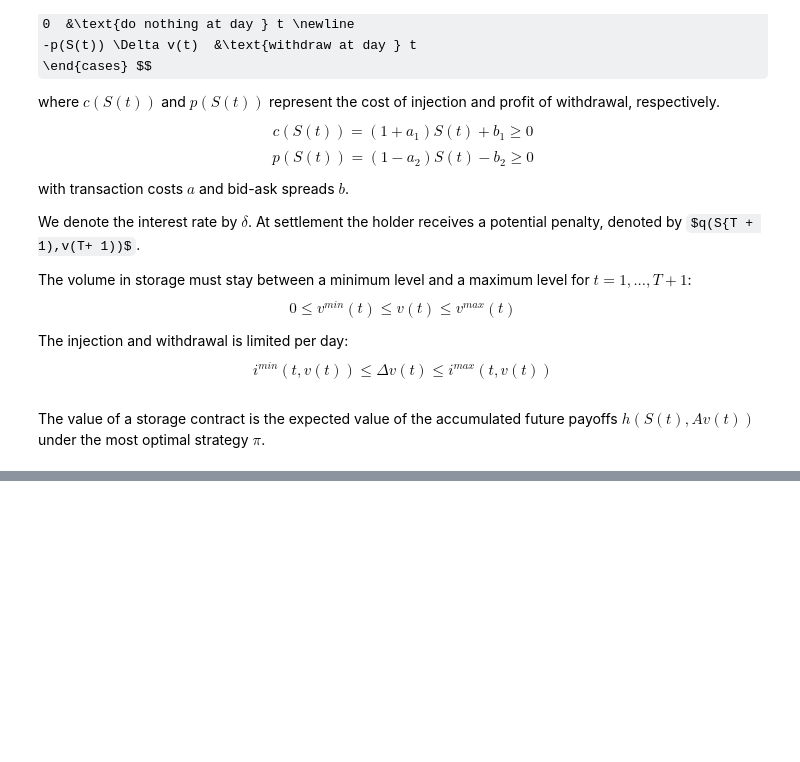
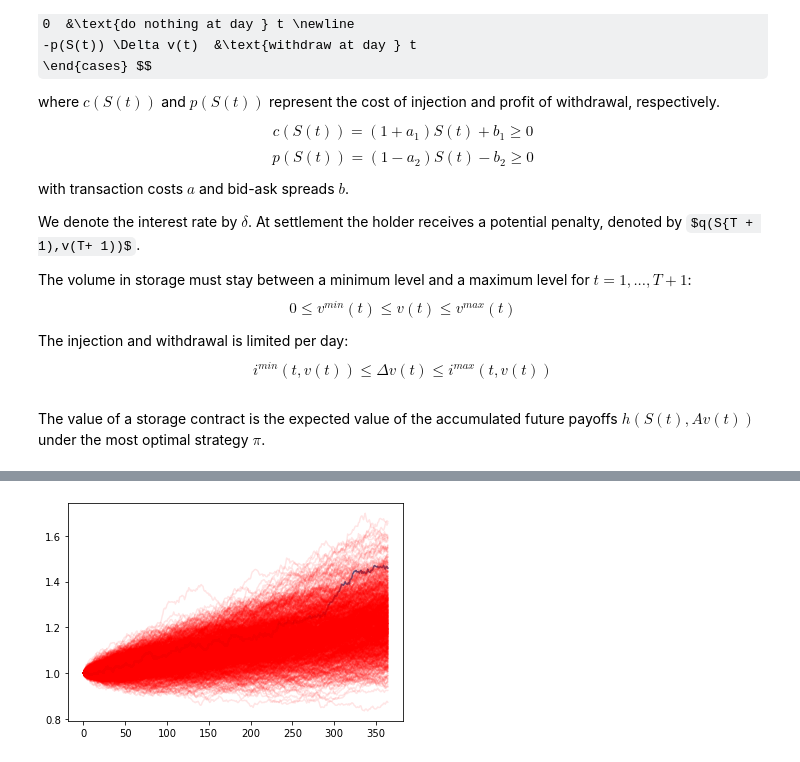
Before and after one commit to pikki622/RiVaPy, a Jupyter notebook: notebooks/instruments/gas_storage.ipynb, the cells around one changed output, grey strips where cells are left out. Saved outputs shown, nothing was run; the diff lists cells and outputs as text; code cells hidden in the pictures; some formulas as TeX source; blank space fills up the shorter version.

```diff
--- a/notebooks/instruments/gas_storage.ipynb
+++ b/notebooks/instruments/gas_storage.ipynb
@@ -140,0 +162,9 @@ plt.show()
+# %%
+plt.figure()
+
+plt.plot(gbm[:,4])
+for i in range(1000):
+    plt.plot(gbm[:,i], '-r', alpha=0.1)
+plt.show()
+# %% [output]
+[figure, added]
```
Also changed, not shown: parts of 8 cells of this notebook, 1 other file.
